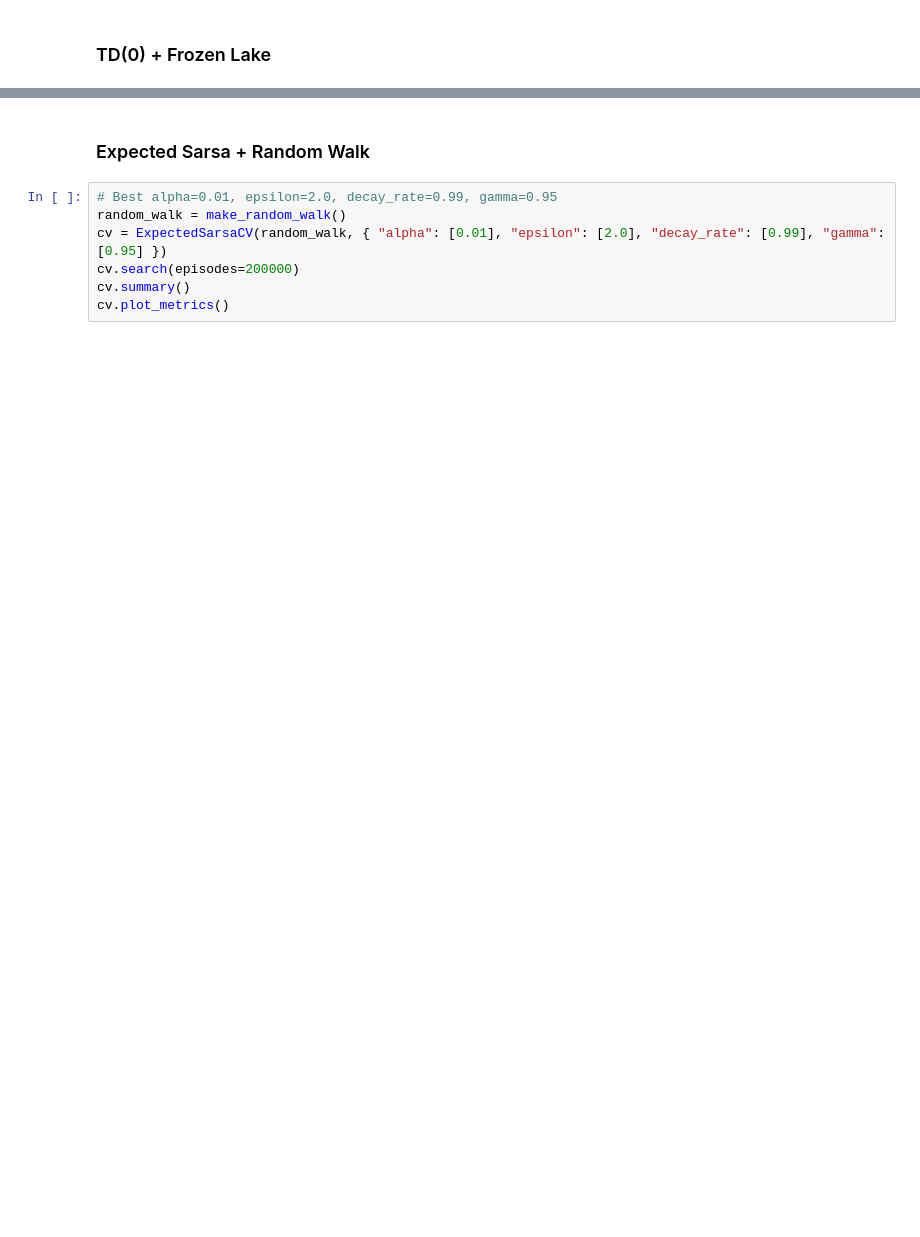
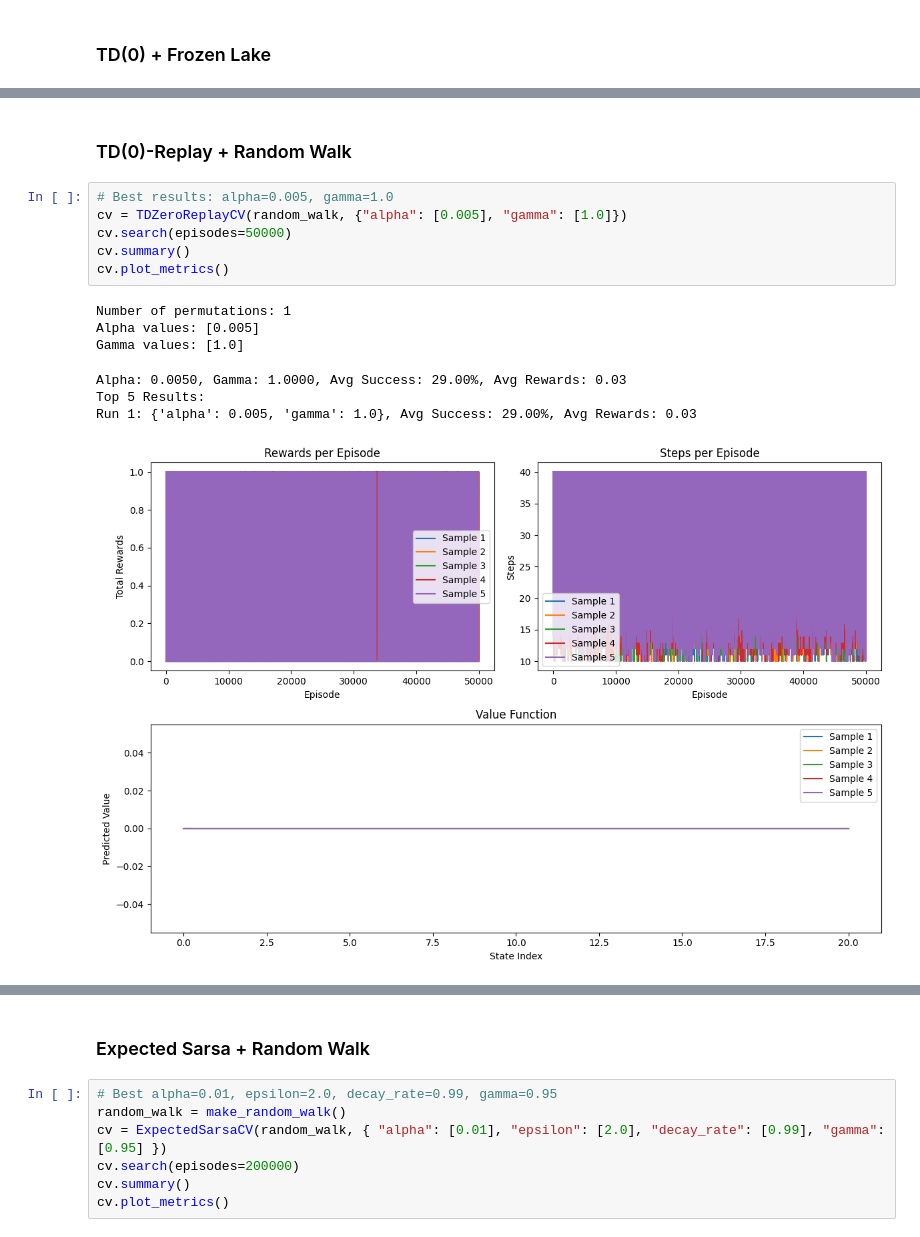
Before and after one commit to pre63/temporal-difference, a Jupyter notebook: notebook.ipynb, the cells around one changed output, grey strips where cells are left out. Drawn from its saved outputs; the diff is of its cells as text; blank space fills up the shorter version.

```diff
--- a/notebook.ipynb
+++ b/notebook.ipynb
@@ -59,0 +58,16 @@ Run 1: {'alpha': 0.003, 'gamma': 0.2}, Avg Success: 0.00%, Avg Rewards: -0.00
+# %% [markdown]
+### TD(0)-Replay + Random Walk
+# %%
+# Best results: alpha=0.005, gamma=1.0
+cv = TDZeroReplayCV(random_walk, {"alpha": [0.005], "gamma": [1.0]})
+cv.search(episodes=50000)
+cv.summary()
+cv.plot_metrics()
+# %% [output]
+Number of permutations: 1
+Alpha values: [0.005]
+Gamma values: [1.0]
+Alpha: 0.0050, Gamma: 1.0000, Avg Success: 29.00%, Avg Rewards: 0.03
+Top 5 Results:
+Run 1: {'alpha': 0.005, 'gamma': 1.0}, Avg Success: 29.00%, Avg Rewards: 0.03
+[figure, added]
```
Also changed, not shown: parts of 11 cells of this notebook, 8 other files.
